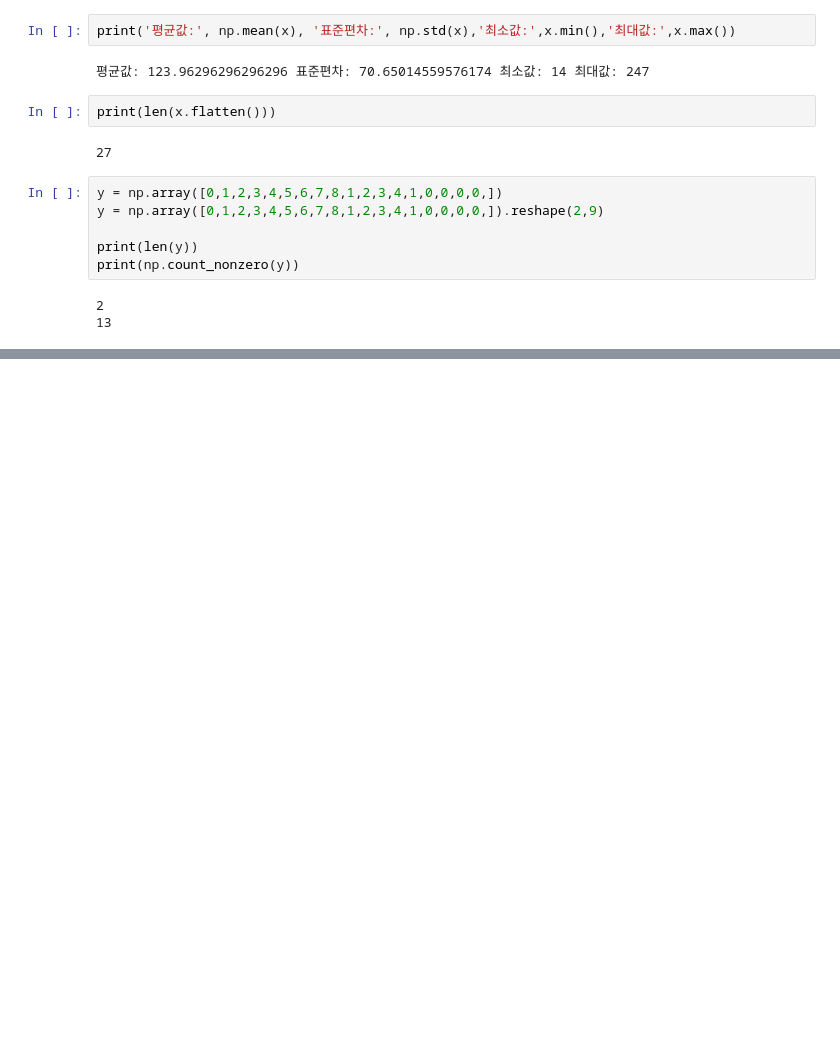
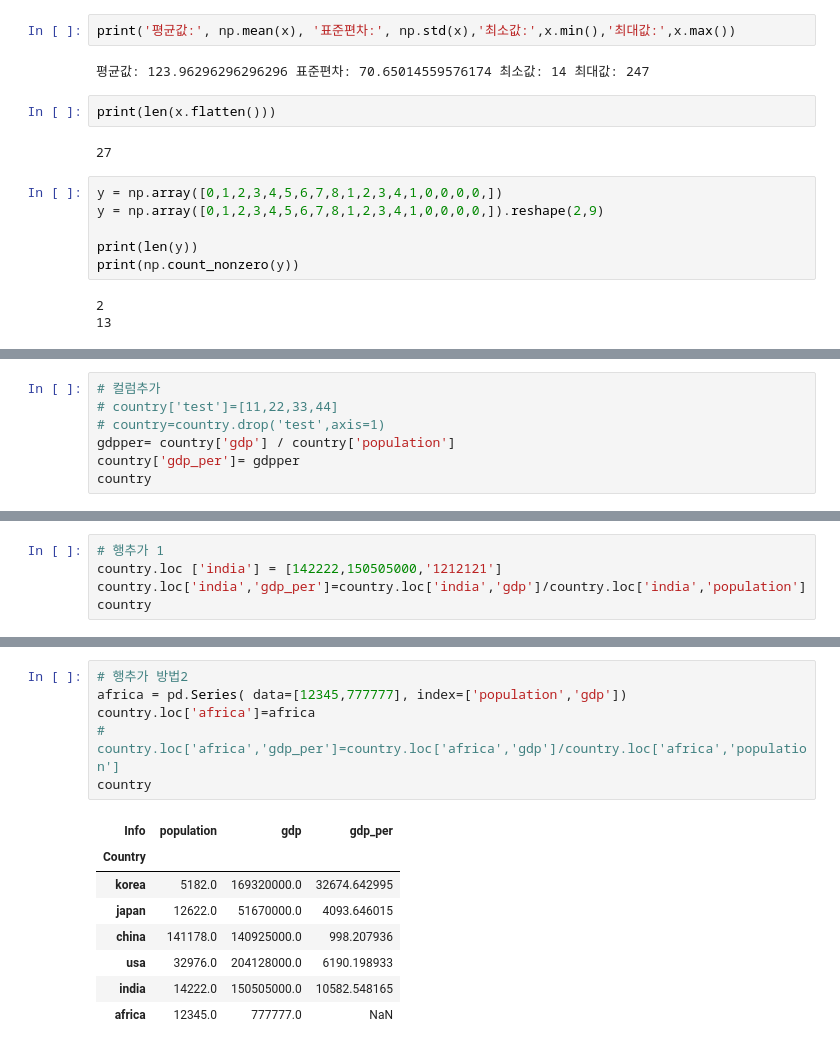
Before and after one commit to gi-yun/2025_PknuStudy_giyun, a Jupyter notebook: py10.ipynb, the cells around one changed output, grey strips where cells are left out. Cells and saved outputs as stored; diff of their text form; blank space fills up the shorter version.

```diff
--- a/py10.ipynb
+++ b/py10.ipynb
@@ -300,0 +510,7 @@ print(np.count_nonzero(y))
+# %%
+# 컬럼추가
+# country['test']=[11,22,33,44]
+# country=country.drop('test',axis=1)
+gdpper= country['gdp'] / country['population']
+country['gdp_per']= gdpper
+country
@@ -300,0 +524,5 @@ print(np.count_nonzero(y))
+# %%
+# 행추가 1
+country.loc ['india'] = [142222,150505000,'1212121']
+country.loc['india','gdp_per']=country.loc['india','gdp']/country.loc['india','population']
+country
@@ -300,0 +537,15 @@ print(np.count_nonzero(y))
+# %%
+# 행추가 방법2
+africa = pd.Series( data=[12345,777777], index=['population','gdp'])
+country.loc['africa']=africa
+# country.loc['africa','gdp_per']=country.loc['africa','gdp']/country.loc['africa','population']
+country
+# %% [output]
+| Info | population | gdp | gdp_per |
+| Country |  |  |  |
+| korea | 5182.0 | 169320000.0 | 32674.642995 |
+| japan | 12622.0 | 51670000.0 | 4093.646015 |
+| china | 141178.0 | 140925000.0 | 998.207936 |
+| usa | 32976.0 | 204128000.0 | 6190.198933 |
+| india | 14222.0 | 150505000.0 | 10582.548165 |
+| africa | 12345.0 | 777777.0 | NaN |
```
Also changed, not shown: parts of 37 cells of this notebook, 21 other files.
